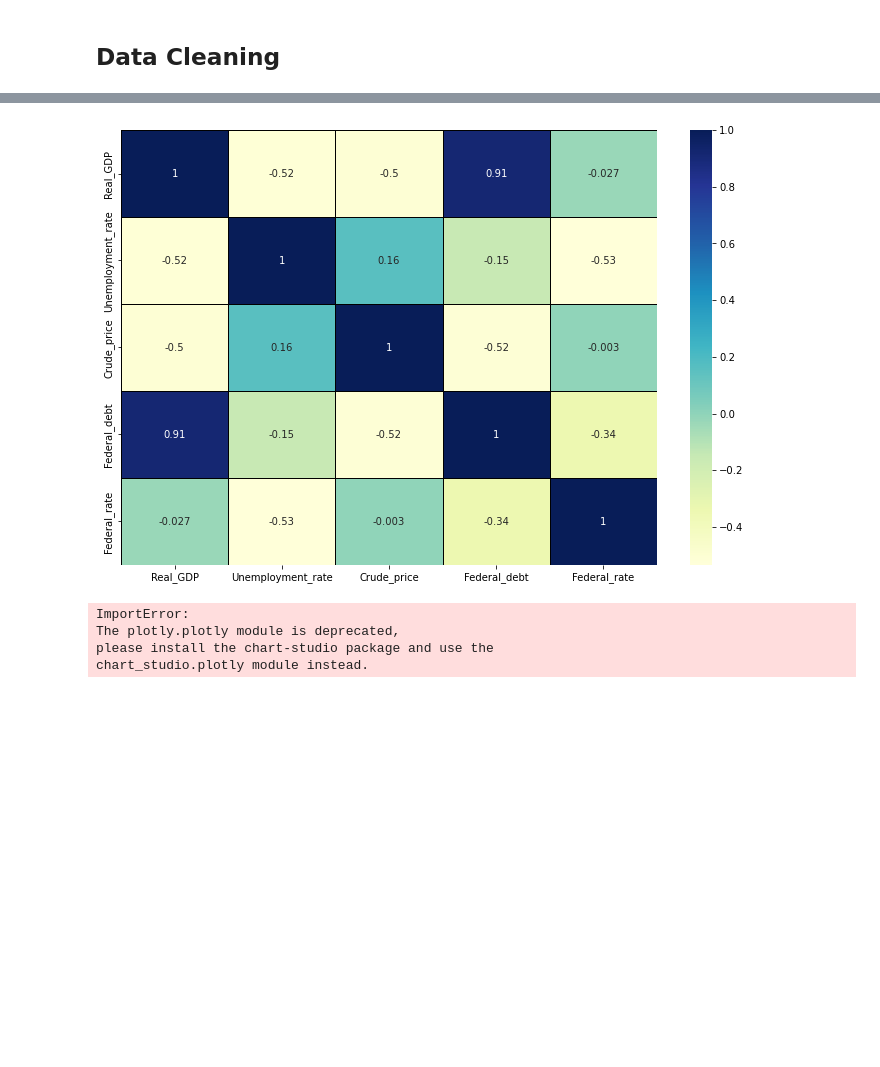
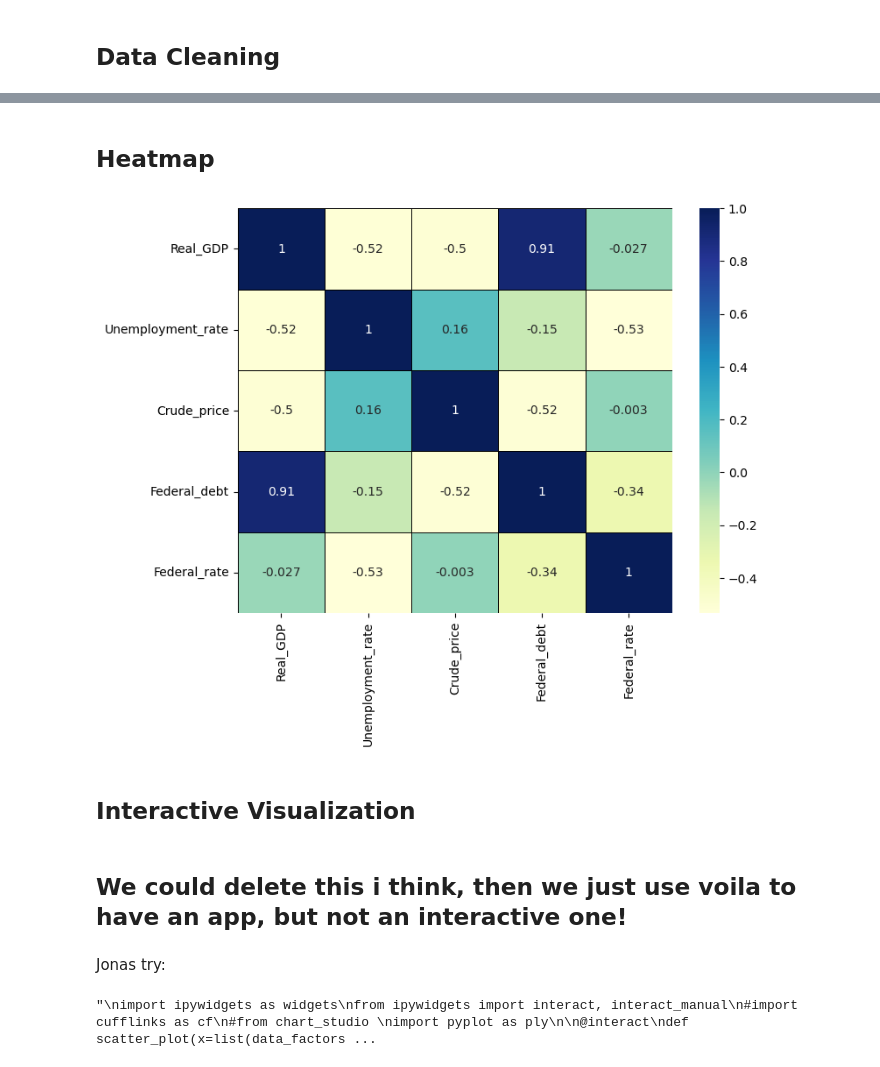
Before and after one commit to lorenvtvss/Digital_Tools_for_Finance, a Jupyter notebook: notebooks/main.ipynb, the cells around one changed output, grey strips where cells are left out. Drawn from its saved outputs; the diff is of its cells as text; code cells hidden in the pictures; blank space fills up the shorter version.

```diff
--- a/notebooks/main.ipynb
+++ b/notebooks/main.ipynb
@@ -441,32 +352,40 @@ mean_healthcare
 ... (10 outputs left out)
+# %% [markdown]
+## Heatmap
 # %%
 # heatmap
 
 fig, ax = plt.subplots()
-fig.set_size_inches([12,8])
+fig.set_size_inches([8,6])
 sns.heatmap(data_factors_merged.iloc[:,:n_factors].corr(), annot=True, cmap="YlGnBu", linecolor="k", linewidth=0.5)
 plt.show()
 # %% [output]
-[figure, old version]
+[figure, new version]
+# %% [markdown]
+## Interactive Visualization
+# %% [markdown]
+## We could delete this i think, then we just use voila to have an app, but not an interactive one!
+# %% [markdown]
+Jonas try:
 # %%
+'''
 import ipywidgets as widgets
 from ipywidgets import interact, interact_manual
-import cufflinks as cf
-from chart_studio import pyplot as ply
+#import cufflinks as cf
+#from chart_studio
+import pyplot as ply
 
 @interact
 def scatter_plot(x=list(data_factors_merged.select_dtypes('number').columns),
                  y=list(data_factors_merged.select_dtypes('number').columns)[1:],
-                 theme=list(cf.themes.THEMES.keys()),
-                 colorscale=list(cf.colors._scales_names.keys())):
+                 #theme=list(cf.themes.THEMES.keys()),
+                 #colorscale=list(cf.colors._scales_names.keys())):
 
-    data_factors_merged.iplot(kind='scatter', x=x, y=y, mode='markers',
+    data_factors_merged.ipyplot(kind='scatter', x=x, y=y, mode='markers',
              xTitle=x.title(), yTitle=y.title(),
              text='title',
              title=f'{y.title()} vs {x.title()}',
             theme=theme, colorscale=colorscale)
+'''
 # %% [output]
-ImportError:
-The plotly.plotly module is deprecated,
-please install the chart-studio package and use the
-chart_studio.plotly module instead.
+"\nimport ipywidgets as widgets\nfrom ipywidgets import interact, interact_manual\n#import cufflinks as cf\n#from chart_studio \nimport pyplot as ply\n\n@interact\ndef scatter_plot(x=list(data_factors ...
```
Also changed, not shown: parts of 19 cells of this notebook, 1 other file.
